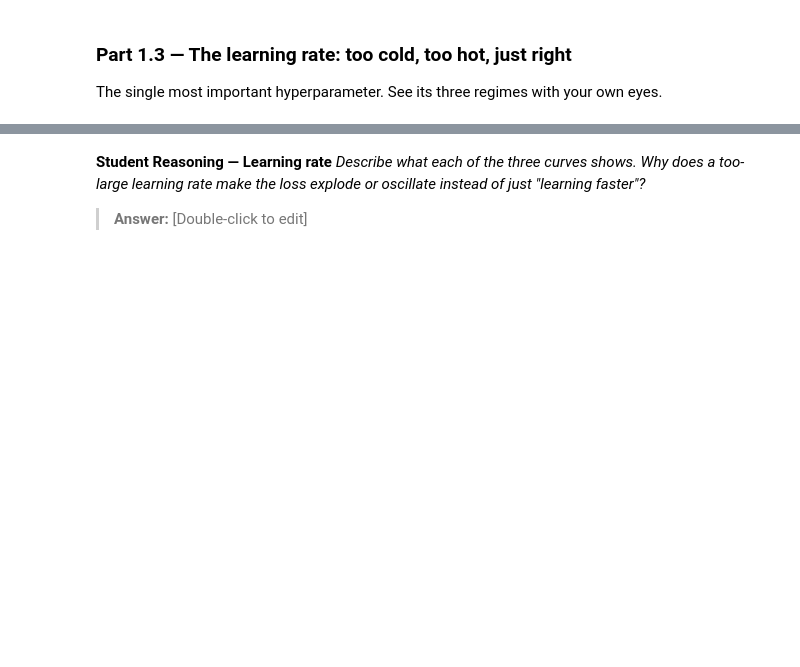
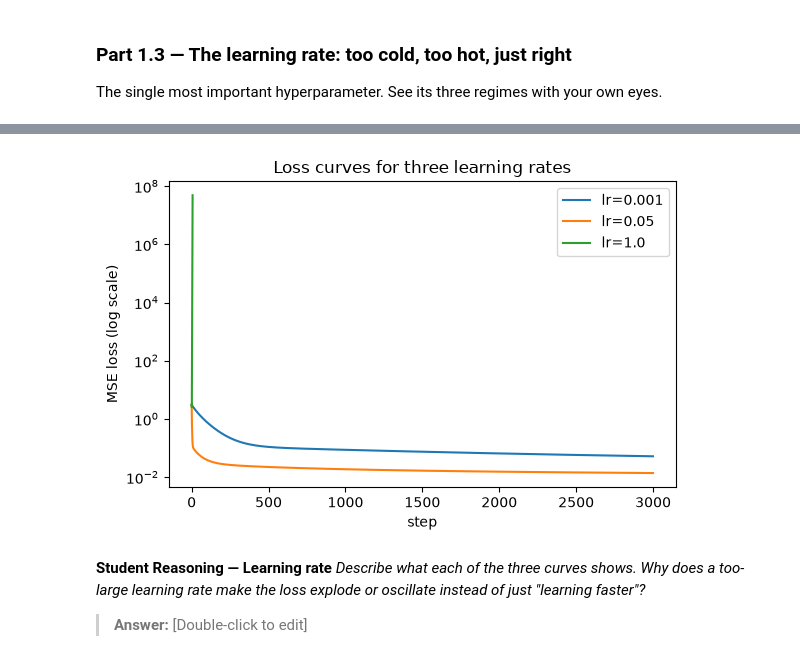
Before and after one commit to fiadzoanthony84-cloud/lab-3-, a Jupyter notebook: Lab_3.ipynb, the cells around one changed output, grey strips where cells are left out. Drawn from its saved outputs; the diff is of its cells as text; code cells hidden in the pictures; blank space fills up the shorter version.

```diff
--- a/Lab_3.ipynb
+++ b/Lab_3.ipynb
@@ -232,0 +229,42 @@ The single most important hyperparameter. See its three regimes with your own ey
+# %%
+def train_toy(lr, steps=3000):
+    np.random.seed(RANDOM_STATE)
+    W1 = np.random.randn(1, 8) * 0.5
+    b1 = np.zeros(8)
+    W2 = np.random.randn(8, 1) * 0.5
+    b2 = np.zeros(1)
+    losses = []
+    for i in range(steps):
+        z1 = x_col @ W1 + b1
+        h  = np.tanh(z1)
+        y_hat = h @ W2 + b2
+        loss = np.mean((y_hat - y_col) ** 2)
+        losses.append(loss)
+        if not np.isfinite(loss) or loss > 1e6:
+            # blown up -- stop early, pad with NaN so the plot still has the right length
+            losses.extend([np.nan] * (steps - len(losses)))
+            break
+        d_yhat = 2 * (y_hat - y_col) / len(y_col)
+        dW2 = h.T @ d_yhat
+        db2 = d_yhat.sum(axis=0)
+        dh  = d_yhat @ W2.T
+        dz1 = dh * (1 - np.tanh(z1) ** 2)
+        dW1 = x_col.T @ dz1
+        db1 = dz1.sum(axis=0)
+        W2 -= lr * dW2; b2 -= lr * db2
+        W1 -= lr * dW1; b1 -= lr * db1
+    return losses
+
+lrs = [0.001, 0.05, 1.0]
+plt.figure(figsize=(6, 4))
+for l in lrs:
+    losses = train_toy(l)
+    print(f"lr={l}: final loss = {losses[-1]:.6f}" if np.isfinite(losses[-1]) else f"lr={l}: DIVERGED (NaN)")
+    plt.plot(losses, label=f"lr={l}")
+plt.yscale("log")
+plt.legend()
+plt.title("Loss curves for three learning rates")
+plt.xlabel("step"); plt.ylabel("MSE loss (log scale)")
+plt.tight_layout()
+plt.show()
+# %% [output]
@@ -233,3 +274,4 @@ The single most important hyperparameter. See its three regimes with your own ey
+[figure, added]
 # %% [markdown]
 **Student Reasoning — Learning rate**
 *Describe what each of the three curves shows. Why does a too-large learning rate make the
```
Also changed, not shown: parts of 3 cells of this notebook.
